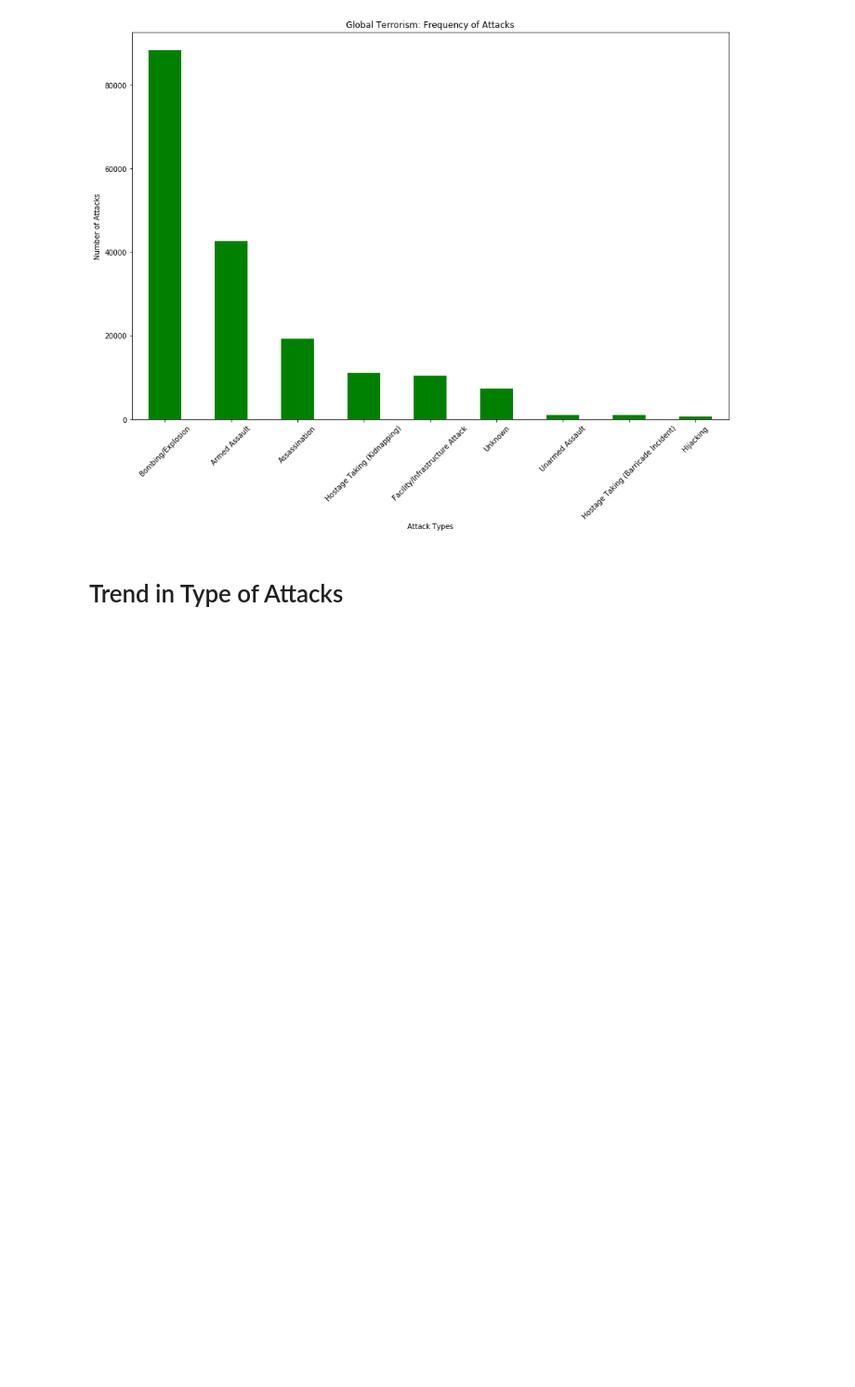
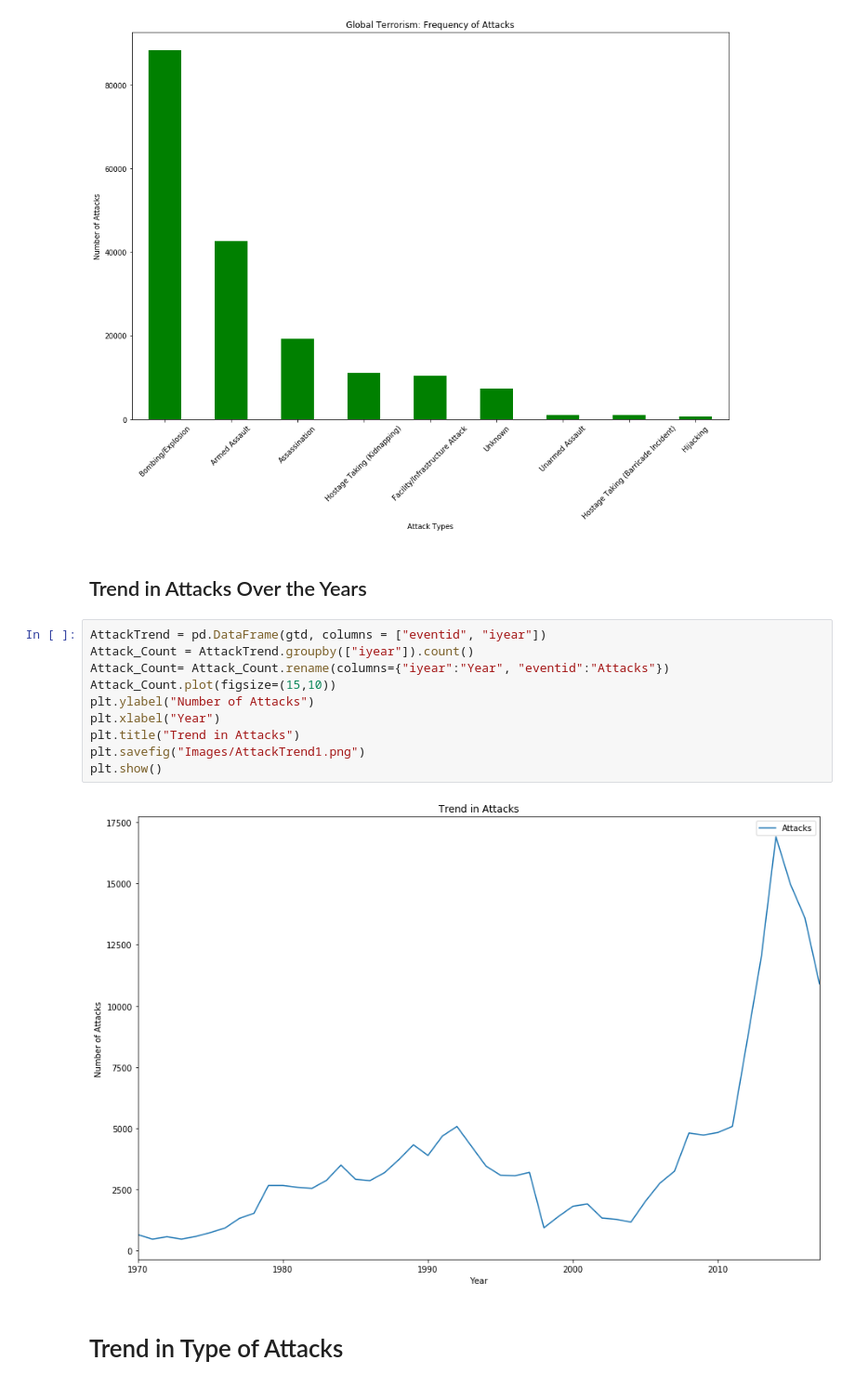
Before and after one commit to RHaile/project-one, a Jupyter notebook: Project 1 - Global Terrorism Analysis.ipynb, the cells around one changed output. Shown at 93% size. Drawn from its saved outputs; the diff is of its cells as text; blank space fills up the shorter version.

Commit message:
Added Trend over the years

```diff
--- a/Project 1 - Global Terrorism Analysis.ipynb
+++ b/Project 1 - Global Terrorism Analysis.ipynb
@@ -158,6 +158,20 @@ plt.savefig("Images/AttackTypeBar1.png")
 plt.show()
 # %% [output]
 [figure]
+# %% [markdown]
+## Trend in Attacks Over the Years
+# %%
+AttackTrend = pd.DataFrame(gtd, columns = ["eventid", "iyear"])
+Attack_Count = AttackTrend.groupby(["iyear"]).count()
+Attack_Count= Attack_Count.rename(columns={"iyear":"Year", "eventid":"Attacks"})
+Attack_Count.plot(figsize=(15,10))
+plt.ylabel("Number of Attacks")
+plt.xlabel("Year")
+plt.title("Trend in Attacks")
+plt.savefig("Images/AttackTrend1.png")
+plt.show()
+# %% [output]
+[figure, added]
 # %% [markdown]
 # Trend in Type of Attacks
 # %%
```
Also changed, not shown: parts of 1 cell of this notebook.
